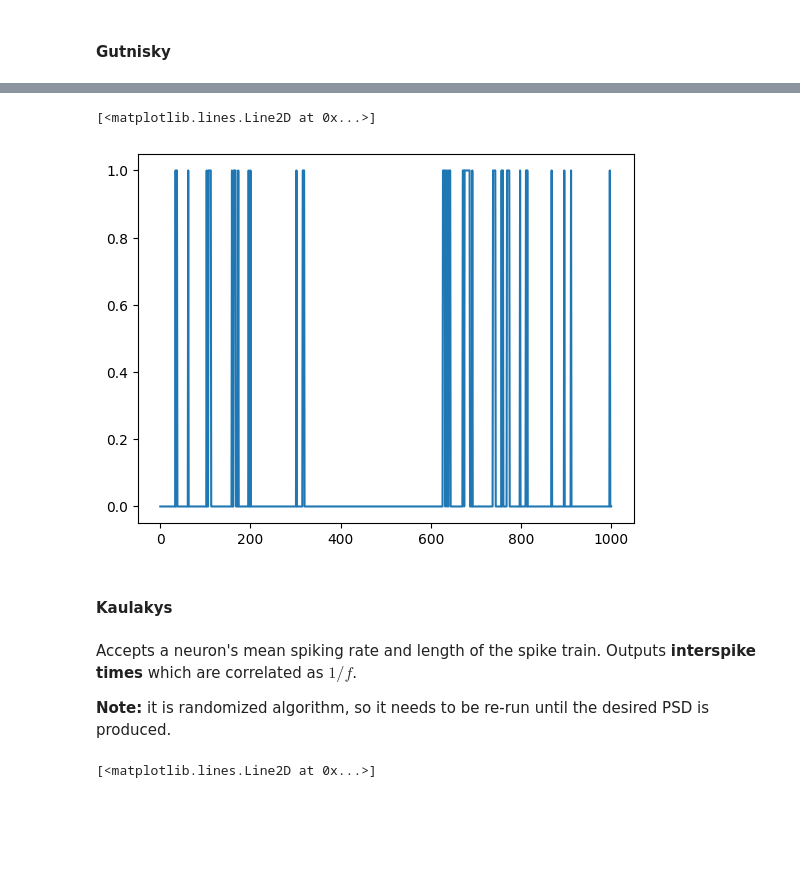
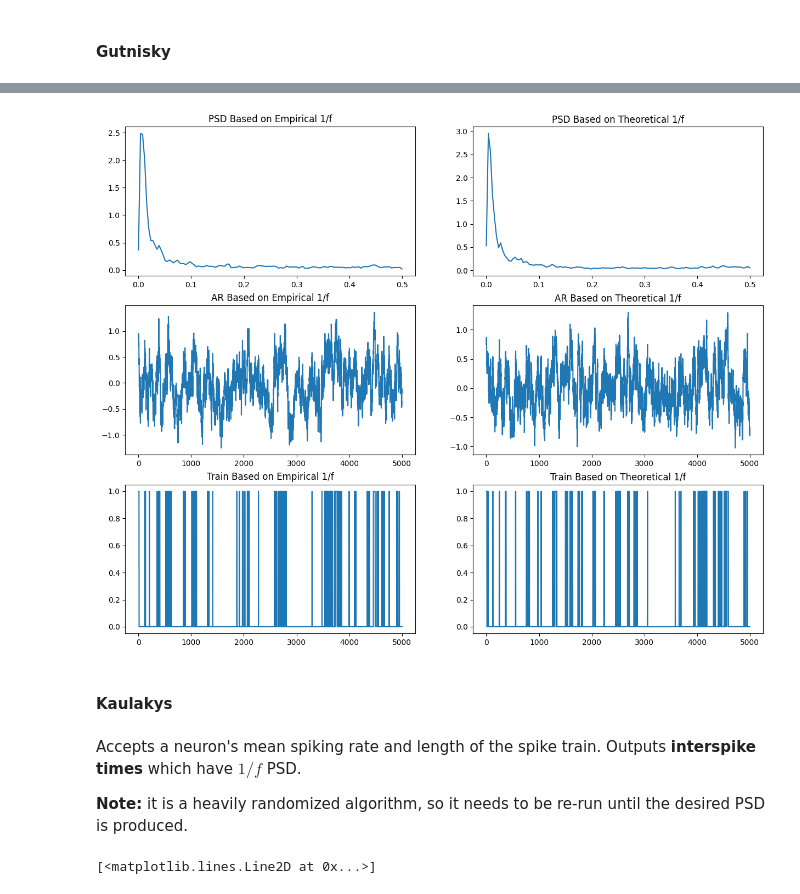
Before and after one commit to V-Marco/spike_generators, a Jupyter notebook: spike_test.ipynb, the cells around one changed output, grey strips where cells are left out. Saved outputs shown, nothing was run; the diff lists cells and outputs as text; code cells hidden in the pictures; blank space fills up the shorter version.

Commit message:
fix gutnisky, upd experiments

```diff
--- a/spike_test.ipynb
+++ b/spike_test.ipynb
@@ -66,3 +83,5 @@ spike_train_autocov = autocov
+# %%
+mean_spiking_rate = 0.3
 # %% [markdown]
 #### Gutnisky
 # %% [markdown]
@@ -86,14 +89,45 @@ plt.plot(freq, psd, label = "PSD")
-# %%
-plt.plot(train)
-# %% [output]
-[<matplotlib.lines.Line2D at 0x...>]
-[figure, removed]
+# %%
+# Assumption: R(0) = 1
+emp_autocov = np.insert(emp_autocov, 0, 1)
+th_autocov = np.insert(th_autocov, 0, 1)
+# %%
+# Use AR(3)
+
+gutnisky = GutniskyUnivariateSpikeGenerator()
+
+emp_train, emp_y = gutnisky.get_spike_train(r = mean_spiking_rate, spike_train_autocov = emp_autocov[:3],
+                                            len_spike_train = 5000)
+
+th_train, th_y = gutnisky.get_spike_train(r = mean_spiking_rate, spike_train_autocov = th_autocov[:3],
+                                          len_spike_train = 5000)
+# %%
+_, ax = plt.subplots(3, 2, figsize = (15, 12))
+
+emp_freq, emp_psd = welch(emp_train)
+th_freq, th_psd = welch(th_train)
+
+ax[0, 0].plot(emp_freq, emp_psd)
+ax[0, 0].set_title("PSD Based on Empirical 1/f")
+ax[0, 1].plot(th_freq, th_psd)
+ax[0, 1].set_title("PSD Based on Theoretical 1/f")
+
+ax[1, 0].plot(emp_y)
+ax[1, 0].set_title("AR Based on Empirical 1/f")
+ax[1, 1].plot(th_y)
+ax[1, 1].set_title("AR Based on Theoretical 1/f")
+
+ax[2, 0].plot(emp_train)
+ax[2, 0].set_title("Train Based on Empirical 1/f")
+ax[2, 1].plot(th_train)
+ax[2, 1].set_title("Train Based on Theoretical 1/f");
+# %% [output]
+[figure, added]
 # %% [markdown]
 #### Kaulakys
 # %% [markdown]
-Accepts a neuron's mean spiking rate and length of the spike train. Outputs **interspike times** which are correlated as $1/f$.
+Accepts a neuron's mean spiking rate and length of the spike train. Outputs **interspike times** which have $1/f$ PSD.
 
-**Note:** it is randomized algorithm, so it needs to be re-run until the desired PSD is produced.
+**Note:** it is a heavily randomized algorithm, so it needs to be re-run until the desired PSD is produced.
 # %%
 mean_spiking_rate = 1
 sp_gen_kaulakys = KaulakysUnivariateSpikeGenerator()
```
Also changed, not shown: parts of 10 cells of this notebook, 1 other file.
